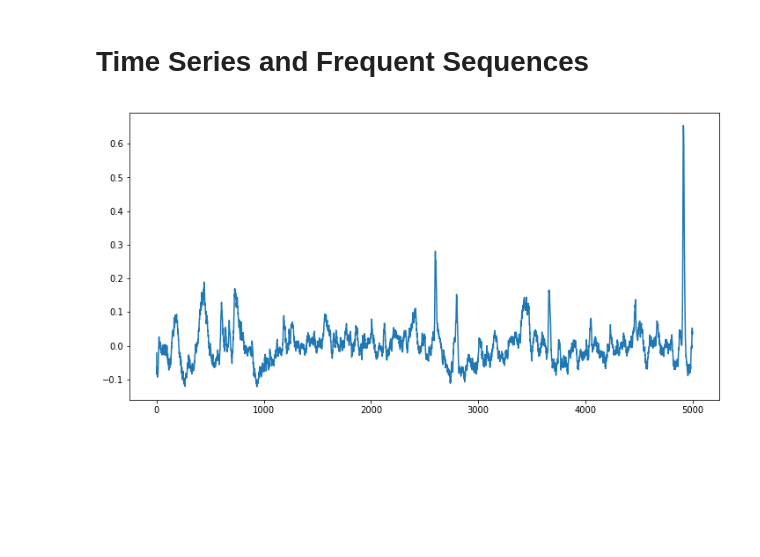
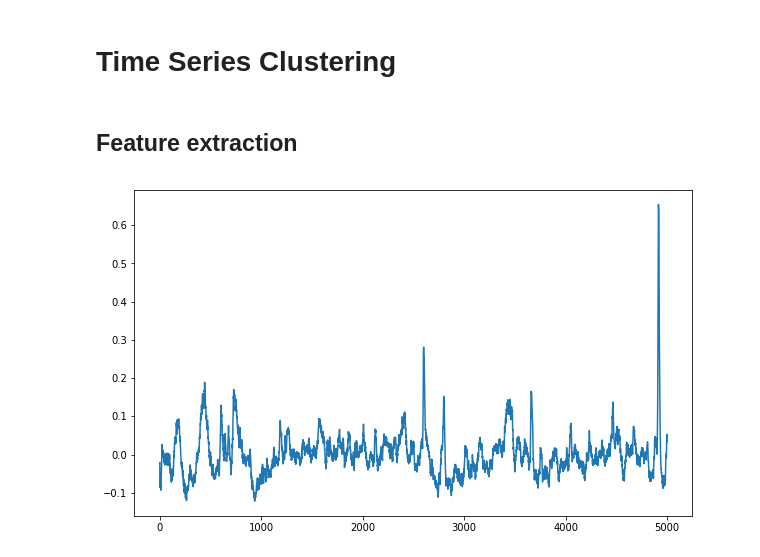
Before and after one commit to bejar/URLNotebooks, a Jupyter notebook: Notebooks/12SequentialData.ipynb, the cells around one changed output. Saved outputs shown, nothing was run; the diff lists cells and outputs as text; code cells hidden in the pictures; blank space fills up the shorter version.

```diff
--- a/Notebooks/12SequentialData.ipynb
+++ b/Notebooks/12SequentialData.ipynb
@@ -1,5 +1,7 @@
 # %% [markdown]
-# Time Series and Frequent Sequences
+# Time Series Clustering
+# %% [markdown]
+## Feature extraction
 # %%
 import numpy as np
 import matplotlib.pyplot as plt
@@ -9,8 +11,8 @@ import seaborn as sns
 # %%
 datapath = '../Data/'
 
 data = np.loadtxt(datapath+'tseries.csv')
-fig = plt.figure(figsize=(12,6))
+fig = plt.figure(figsize=(10,6))
 plt.plot(data);
 # %% [output]
-[figure, old version]
+[figure, new version]
```
Also changed, not shown: parts of 26 cells of this notebook, 6 other files.
